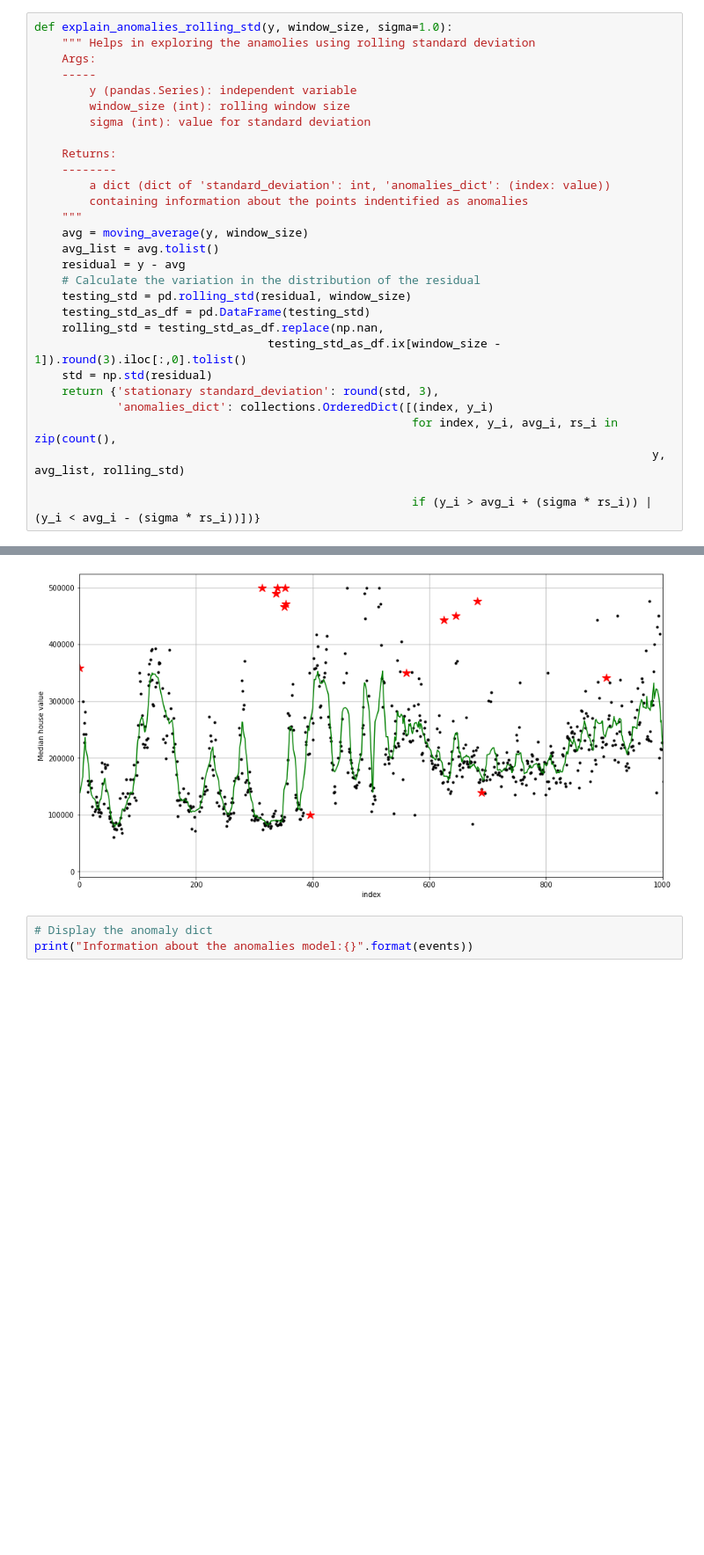
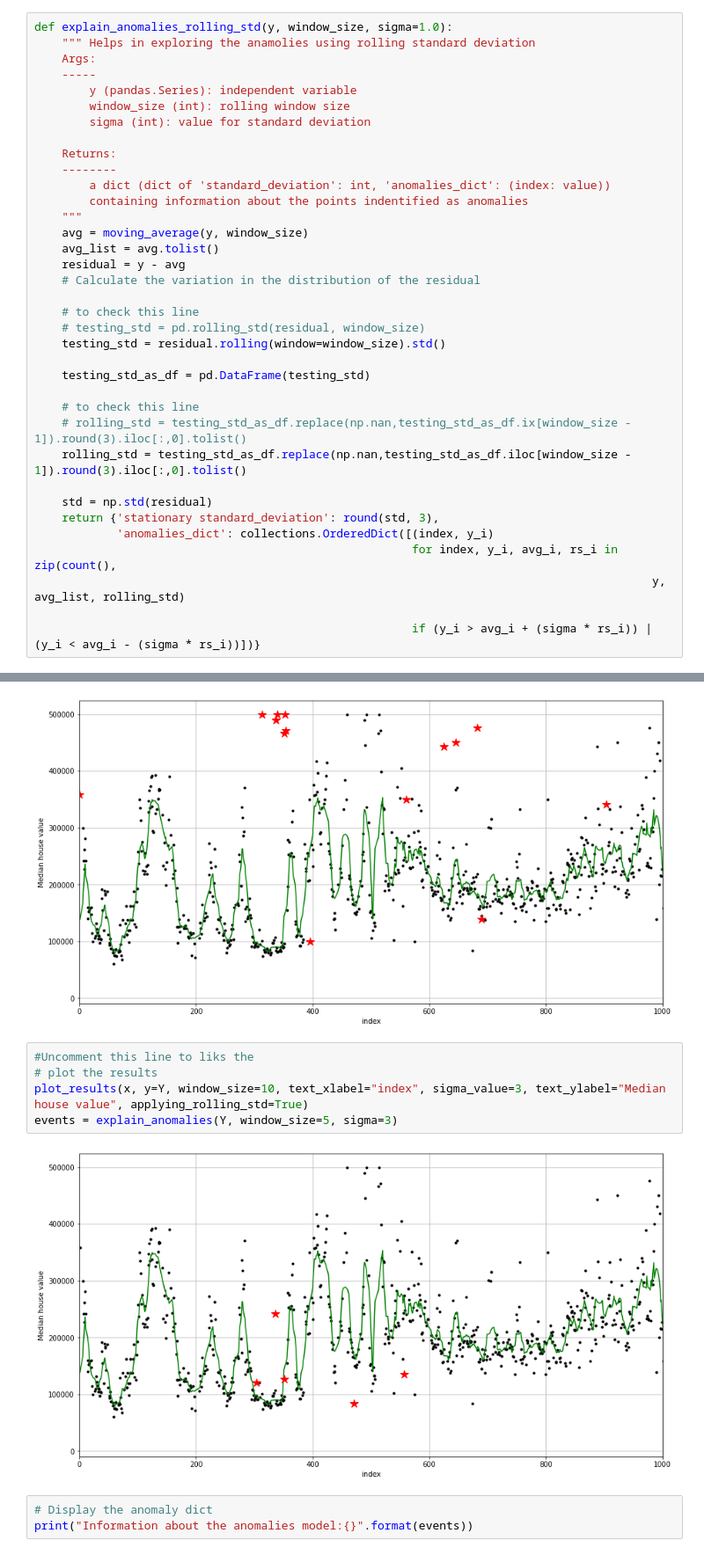
Before and after one commit to kwseow/iprad_jan20, a Jupyter notebook: Day2/07-LowPassAnomaly.ipynb, the cells around one changed output, grey strips where cells are left out. Shown at 88% size. Drawn from its saved outputs; the diff is of its cells as text; blank space fills up the shorter version.

```diff
--- a/Day2/07-LowPassAnomaly.ipynb
+++ b/Day2/07-LowPassAnomaly.ipynb
@@ -117,10 +117,17 @@ def explain_anomalies_rolling_std(y, window_size, sigma=1.0):
     avg_list = avg.tolist()
     residual = y - avg
     # Calculate the variation in the distribution of the residual
-    testing_std = pd.rolling_std(residual, window_size)
+
+    # to check this line
+    # testing_std = pd.rolling_std(residual, window_size)
+    testing_std = residual.rolling(window=window_size).std()
+
     testing_std_as_df = pd.DataFrame(testing_std)
-    rolling_std = testing_std_as_df.replace(np.nan,
-                                  testing_std_as_df.ix[window_size - 1]).round(3).iloc[:,0].tolist()
+
+    # to check this line
+    # rolling_std = testing_std_as_df.replace(np.nan,testing_std_as_df.ix[window_size - 1]).round(3).iloc[:,0].tolist()
+    rolling_std = testing_std_as_df.replace(np.nan,testing_std_as_df.iloc[window_size - 1]).round(3).iloc[:,0].tolist()
+
     std = np.std(residual)
     return {'stationary standard_deviation': round(std, 3),
             'anomalies_dict': collections.OrderedDict([(index, y_i)
@@ -179,6 +186,13 @@ plot_results(x, y=Y, window_size=10, text_xlabel="index", sigma_value=3, text_yl
 events = explain_anomalies(Y, window_size=5, sigma=3)
 # %% [output]
 [figure]
+# %%
+#Uncomment this line to liks the
+# plot the results
+plot_results(x, y=Y, window_size=10, text_xlabel="index", sigma_value=3, text_ylabel="Median house value", applying_rolling_std=True)
+events = explain_anomalies(Y, window_size=5, sigma=3)
+# %% [output]
+[figure, added]
 # %%
 # Display the anomaly dict
 print("Information about the anomalies model:{}".format(events))
```
Also changed, not shown: parts of 1 cell of this notebook.
